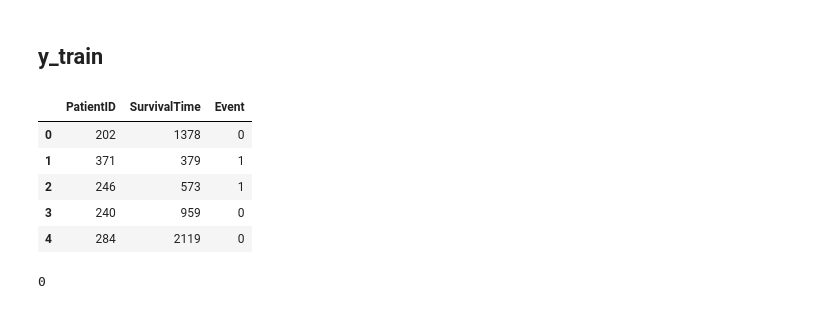
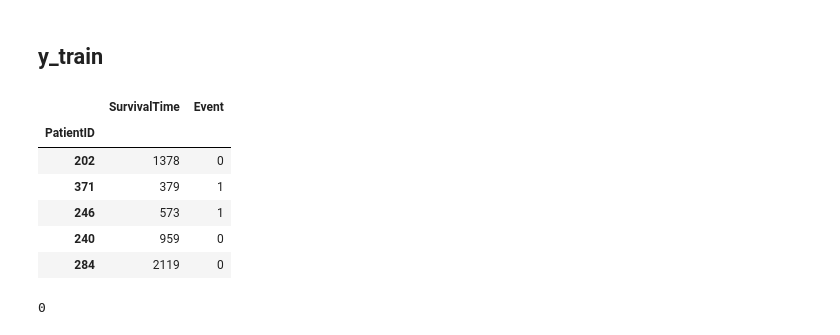
Before and after one commit to mylrcd/lung_cancer, a Jupyter notebook: notebook/preprocessing.ipynb, the cells around one changed output. Cells and saved outputs as stored; diff of their text form; code cells hidden in the pictures.

```diff
--- a/Preprocessing.ipynb
+++ b/notebook/preprocessing.ipynb
@@ -346,15 +347,16 @@ x_test.head()
 # %% [markdown]
 ## y_train
 # %%
-y_train= pd.read_csv('data_y_train.csv')
+y_train= pd.read_csv('../data//data_y_train/data_y_train.csv', index_col=0, dtype = {'PatientID' : object})
 y_train.head()
 # %% [output]
-|  | PatientID | SurvivalTime | Event |
-| 0 | 202 | 1378 | 0 |
-| 1 | 371 | 379 | 1 |
-| 2 | 246 | 573 | 1 |
-| 3 | 240 | 959 | 0 |
-| 4 | 284 | 2119 | 0 |
+|  | SurvivalTime | Event |
+| PatientID |  |  |
+| 202 | 1378 | 0 |
+| 371 | 379 | 1 |
+| 246 | 573 | 1 |
+| 240 | 959 | 0 |
+| 284 | 2119 | 0 |
 # %%
 y_train.isna().sum().sum()
 # %% [output]
```
Also changed, not shown: parts of 11 cells of this notebook, 14 other files.
